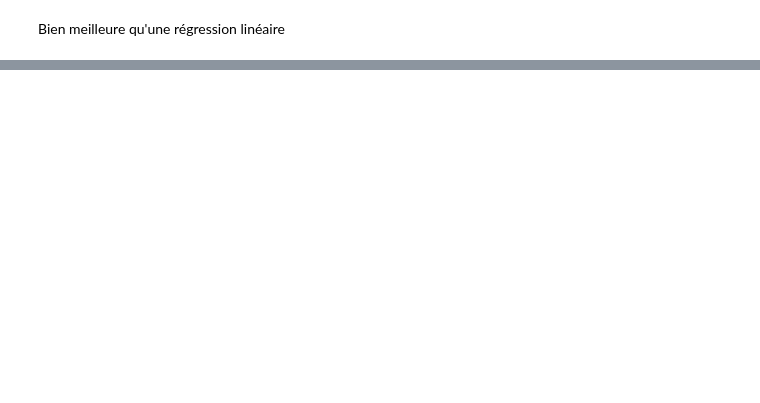
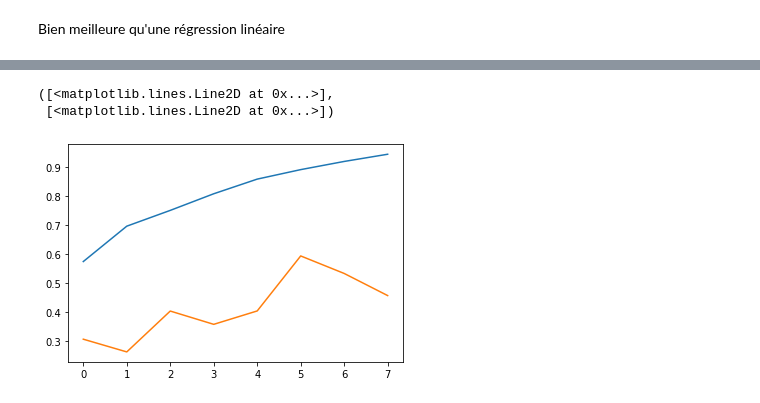
Before and after one commit to LucasScellos/bixi-visualization, a Jupyter notebook: Prediction/regression_tree.ipynb, the cells around one changed output, grey strips where cells are left out. Cells and saved outputs as stored; diff of their text form; code cells hidden in the pictures; blank space fills up the shorter version.

```diff
--- a/Prediction/regression_tree.ipynb
+++ b/Prediction/regression_tree.ipynb
@@ -94,2 +94,15 @@ ab1.score(Xtest,ytest)
 # %% [markdown]
 Bien meilleure qu'une régression linéaire
+# %%
+def comparaisonArbre(X,y,Xtest,ytest):
+    ent = list()
+    test = list()
+    for n in range(8):
+        ab = DecisionTreeRegressor(max_depth=1+n)
+        ab.fit(X,y)
+        ent.append(ab.score(X,y))
+        test.append(ab.score(Xtest,ytest))
+    return ent, test
+# %%
+ent, test = comparaisonArbre(X,y,Xtest,ytest)
+ent, test
@@ -95,0 +126,6 @@ Bien meilleure qu'une régression linéaire
+# %%
+plt.plot(ent), plt.plot(test)
+# %% [output]
+([<matplotlib.lines.Line2D at 0x...>],
+ [<matplotlib.lines.Line2D at 0x...>])
+[figure, added]
```
Also changed, not shown: parts of 8 cells of this notebook, 5 other files.
